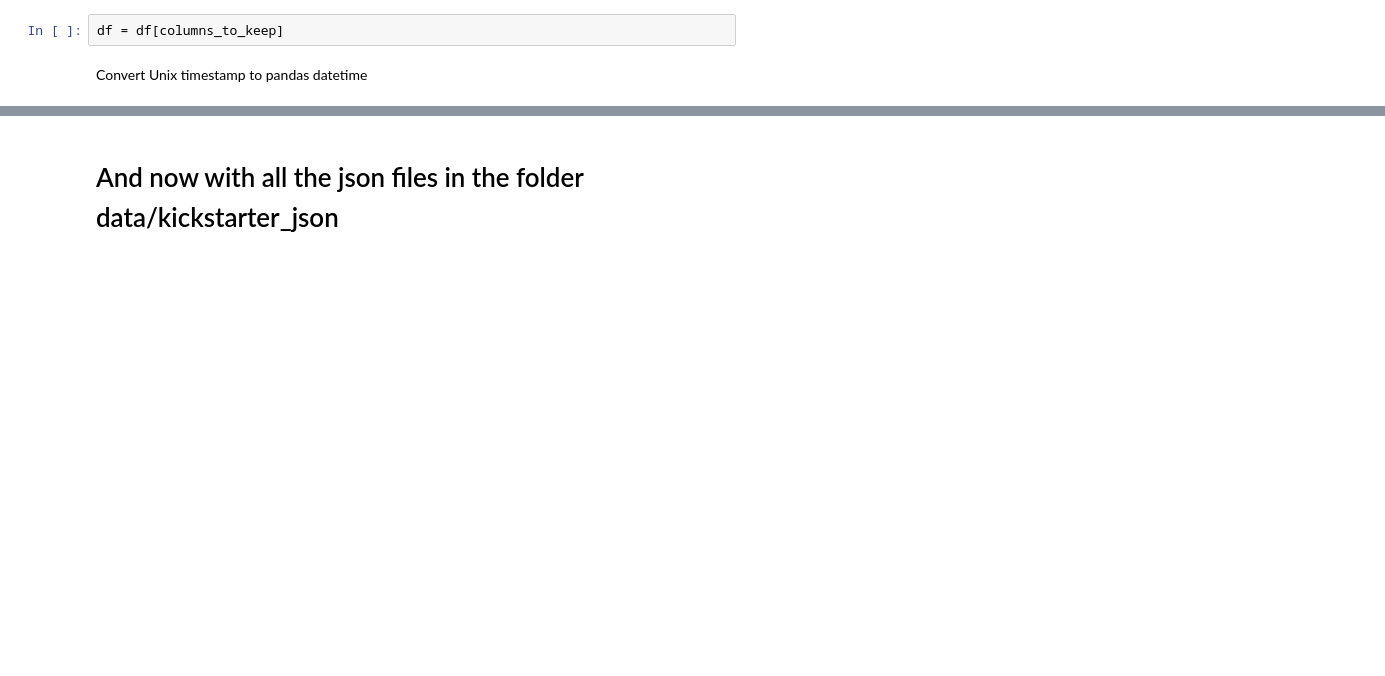
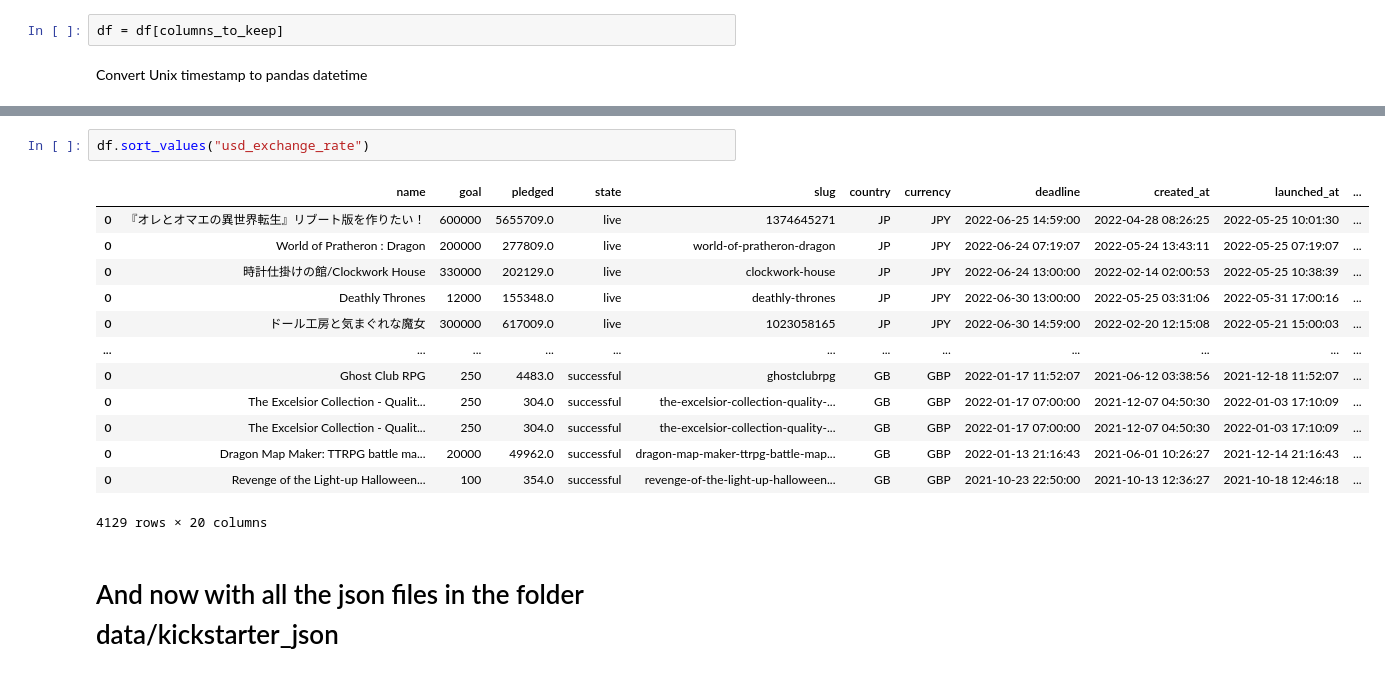
Before and after one commit to Daily-Lama-Capstone/Daily-Lama-Capstone, a Jupyter notebook: kickstarter_json_Christopher.ipynb, the cells around one changed output, grey strips where cells are left out. Saved outputs shown, nothing was run; the diff lists cells and outputs as text; blank space fills up the shorter version.

```diff
--- a/kickstarter_json_Christopher.ipynb
+++ b/kickstarter_json_Christopher.ipynb
@@ -67,3 +137,19 @@ df = cjf.unix_to_datetime(df)
+# %%
+df.sort_values("usd_exchange_rate")
+# %% [output]
+|  | name | goal | pledged | state | slug | country | currency | deadline | created_at | launched_at | ... |
+| 0 | 『オレとオマエの異世界転生』リブート版を作りたい！ | 600000 | 5655709.0 | live | 1374645271 | JP | JPY | 2022-06-25 14:59:00 | 2022-04-28 08:26:25 | 2022-05-25 10:01:30 | ... |
+| 0 | World of Pratheron : Dragon | 200000 | 277809.0 | live | world-of-pratheron-dragon | JP | JPY | 2022-06-24 07:19:07 | 2022-05-24 13:43:11 | 2022-05-25 07:19:07 | ... |
+| 0 | 時計仕掛けの館/Clockwork House | 330000 | 202129.0 | live | clockwork-house | JP | JPY | 2022-06-24 13:00:00 | 2022-02-14 02:00:53 | 2022-05-25 10:38:39 | ... |
+| 0 | Deathly Thrones | 12000 | 155348.0 | live | deathly-thrones | JP | JPY | 2022-06-30 13:00:00 | 2022-05-25 03:31:06 | 2022-05-31 17:00:16 | ... |
+| 0 | ドール工房と気まぐれな魔女 | 300000 | 617009.0 | live | 1023058165 | JP | JPY | 2022-06-30 14:59:00 | 2022-02-20 12:15:08 | 2022-05-21 15:00:03 | ... |
+| ... | ... | ... | ... | ... | ... | ... | ... | ... | ... | ... | ... |
+| 0 | Ghost Club RPG | 250 | 4483.0 | successful | ghostclubrpg | GB | GBP | 2022-01-17 11:52:07 | 2021-06-12 03:38:56 | 2021-12-18 11:52:07 | ... |
+| 0 | The Excelsior Collection - Qualit... | 250 | 304.0 | successful | the-excelsior-collection-quality-... | GB | GBP | 2022-01-17 07:00:00 | 2021-12-07 04:50:30 | 2022-01-03 17:10:09 | ... |
+| 0 | The Excelsior Collection - Qualit... | 250 | 304.0 | successful | the-excelsior-collection-quality-... | GB | GBP | 2022-01-17 07:00:00 | 2021-12-07 04:50:30 | 2022-01-03 17:10:09 | ... |
+| 0 | Dragon Map Maker: TTRPG battle ma... | 20000 | 49962.0 | successful | dragon-map-maker-ttrpg-battle-map... | GB | GBP | 2022-01-13 21:16:43 | 2021-06-01 10:26:27 | 2021-12-14 21:16:43 | ... |
+| 0 | Revenge of the Light-up Halloween... | 100 | 354.0 | successful | revenge-of-the-light-up-halloween... | GB | GBP | 2021-10-23 22:50:00 | 2021-10-13 12:36:27 | 2021-10-18 12:46:18 | ... |
+4129 rows × 20 columns
 # %% [markdown]
 # And now with all the json files in the folder data/kickstarter_json
 # %%
```
Also changed, not shown: parts of 36 cells of this notebook, 1 other file.
